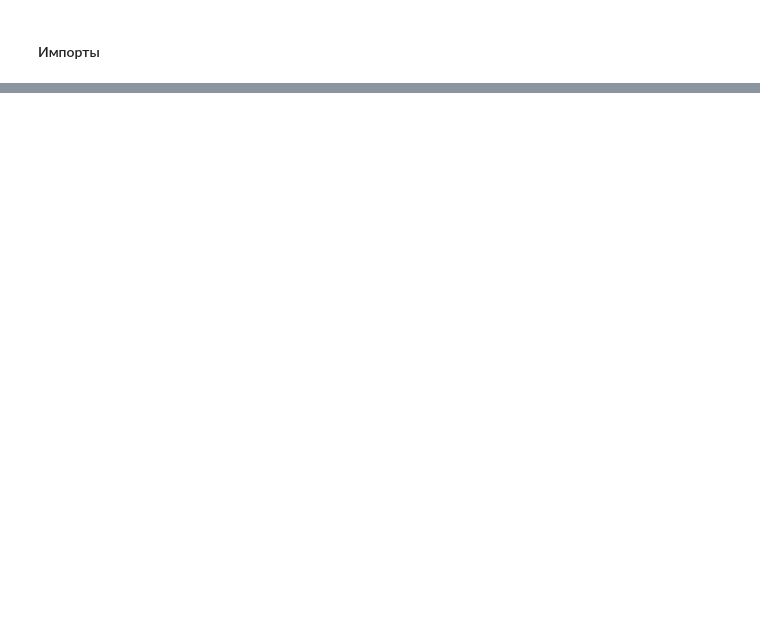
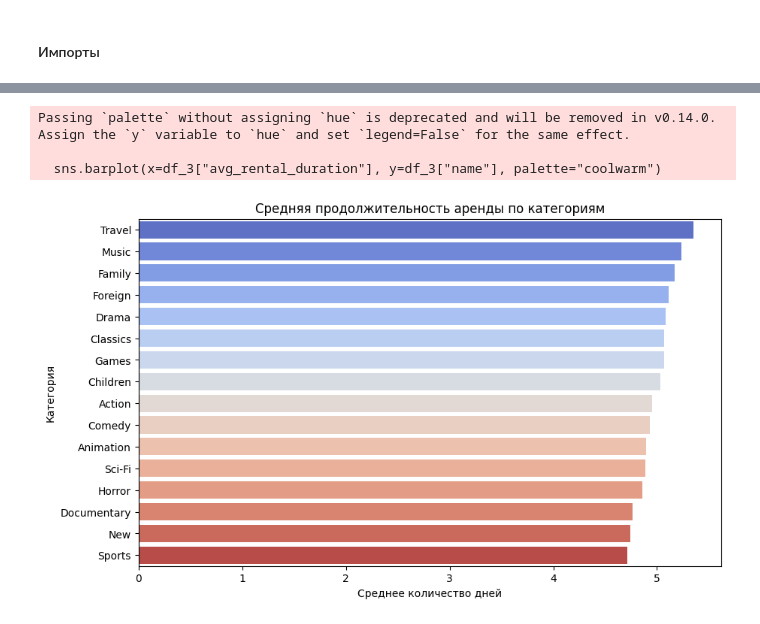
Before and after one commit to MALeyman/MAKSIM, a Jupyter notebook: certification/test_2.ipynb, the cells around one changed output, grey strips where cells are left out. Drawn from its saved outputs; the diff is of its cells as text; code cells hidden in the pictures; blank space fills up the shorter version.

```diff
--- a/certification/test_2.ipynb
+++ b/certification/test_2.ipynb
@@ -51,0 +165,27 @@ print("Перенос завершён!")
+# %%
+
+# 3️ Средняя продолжительность аренды для каждой категории
+query_3 = """
+SELECT c.name, AVG(f.rental_duration) AS avg_rental_duration
+FROM film f
+JOIN film_category fc ON f.film_id = fc.film_id
+JOIN category c ON fc.category_id = c.category_id
+GROUP BY c.name
+ORDER BY avg_rental_duration DESC;
+"""
+df_3 = pd.read_sql(query_3, engine)
+df_3.to_csv("output/avg_rental_duration.csv", index=False)
+
+# Визуализация
+plt.figure(figsize=(10, 6))
+sns.barplot(x=df_3["avg_rental_duration"], y=df_3["name"], palette="coolwarm")
+plt.title("Средняя продолжительность аренды по категориям")
+plt.xlabel("Среднее количество дней")
+plt.ylabel("Категория")
+plt.savefig("output/avg_rental_duration.png")
+plt.show()
+# %% [output]
+Passing `palette` without assigning `hue` is deprecated and will be removed in v0.14.0. Assign the `y` variable to `hue` and set `legend=False` for the same effect.
+
+  sns.barplot(x=df_3["avg_rental_duration"], y=df_3["name"], palette="coolwarm")
+[figure, added]
```
Also changed, not shown: parts of 17 cells of this notebook, 4 other files.
